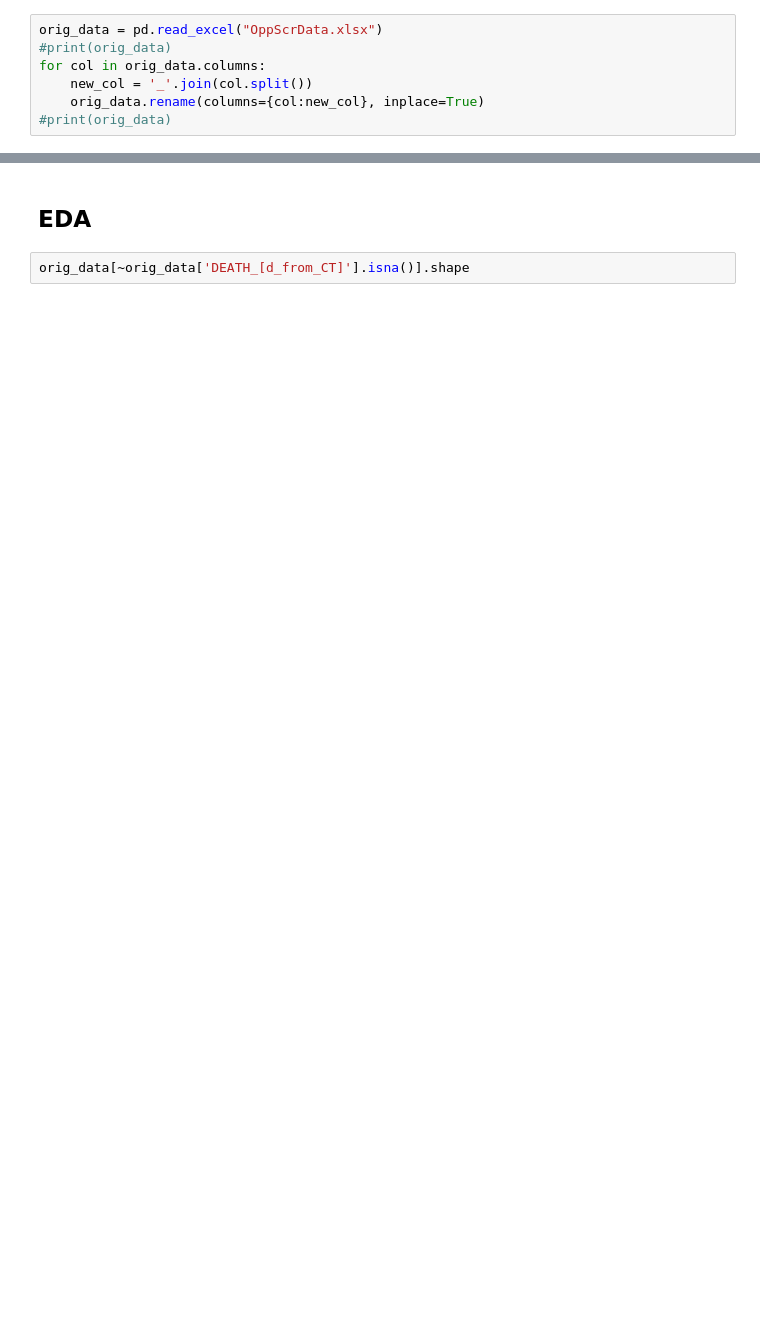
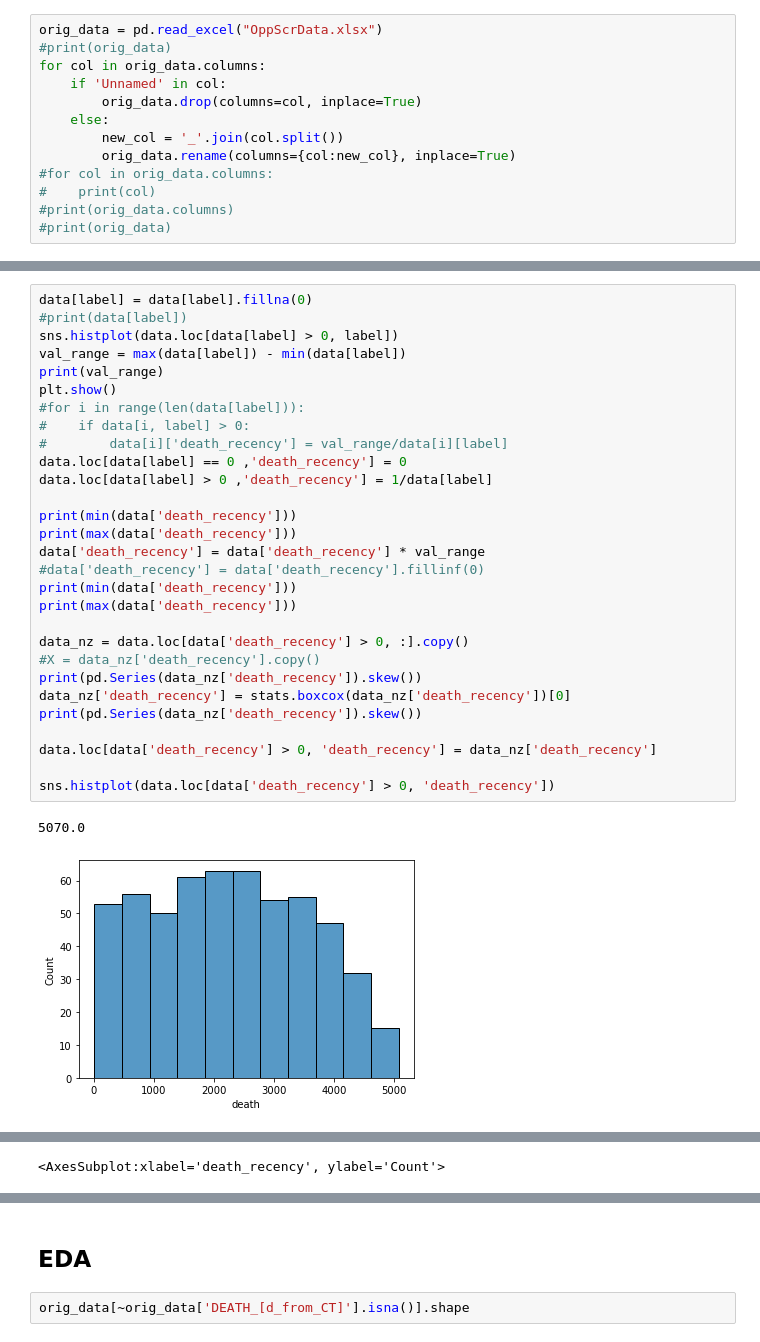
Before and after one commit to SahuH/Clinical-Outcome-Prediction, a Jupyter notebook: ganesh_smote.ipynb, the cells around one changed output, grey strips where cells are left out. Cells and saved outputs as stored; diff of their text form; blank space fills up the shorter version.

```diff
--- a/ganesh_smote.ipynb
+++ b/ganesh_smote.ipynb
@@ -21,8 +27,14 @@ from imblearn.combine import SMOTETomek
 orig_data = pd.read_excel("OppScrData.xlsx")
 #print(orig_data)
 for col in orig_data.columns:
-    new_col = '_'.join(col.split())
-    orig_data.rename(columns={col:new_col}, inplace=True)
+    if 'Unnamed' in col:
+        orig_data.drop(columns=col, inplace=True)
+    else:
+        new_col = '_'.join(col.split())
+        orig_data.rename(columns={col:new_col}, inplace=True)
+#for col in orig_data.columns:
+#    print(col)
+#print(orig_data.columns)
 #print(orig_data)
 # %%
 data = orig_data.copy()
@@ -65,0 +83,32 @@ label = col
+# %%
+data[label] = data[label].fillna(0)
+#print(data[label])
+sns.histplot(data.loc[data[label] > 0, label])
+val_range = max(data[label]) - min(data[label])
+print(val_range)
+plt.show()
+#for i in range(len(data[label])):
+#    if data[i, label] > 0:
+#        data[i]['death_recency'] = val_range/data[i][label]
+data.loc[data[label] == 0 ,'death_recency'] = 0
+data.loc[data[label] > 0 ,'death_recency'] = 1/data[label]
+
+print(min(data['death_recency']))
+print(max(data['death_recency']))
+data['death_recency'] = data['death_recency'] * val_range
+#data['death_recency'] = data['death_recency'].fillinf(0)
+print(min(data['death_recency']))
+print(max(data['death_recency']))
+
+data_nz = data.loc[data['death_recency'] > 0, :].copy()
+#X = data_nz['death_recency'].copy()
+print(pd.Series(data_nz['death_recency']).skew())
+data_nz['death_recency'] = stats.boxcox(data_nz['death_recency'])[0]
+print(pd.Series(data_nz['death_recency']).skew())
+
+data.loc[data['death_recency'] > 0, 'death_recency'] = data_nz['death_recency']
+
+sns.histplot(data.loc[data['death_recency'] > 0, 'death_recency'])
+# %% [output]
+5070.0
+[figure, added]
@@ -65,0 +121 @@ label = col
+<AxesSubplot:xlabel='death_recency', ylabel='Count'>
```
Also changed, not shown: parts of 42 cells of this notebook.
